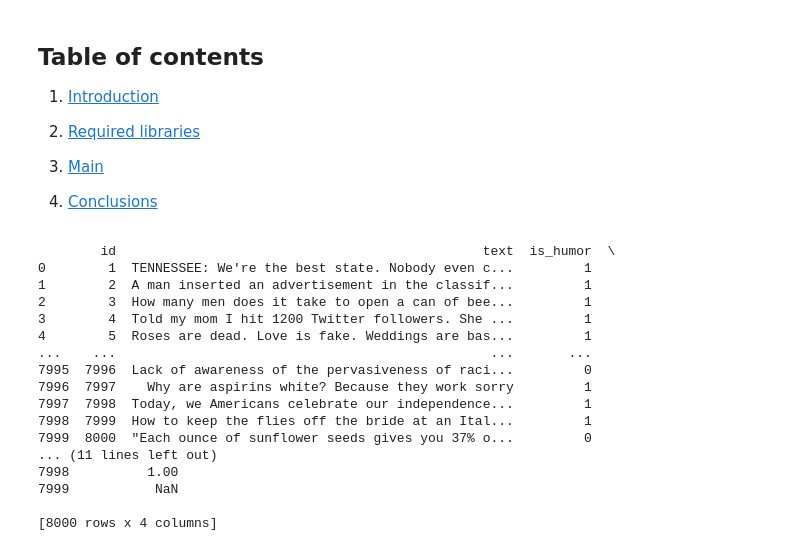
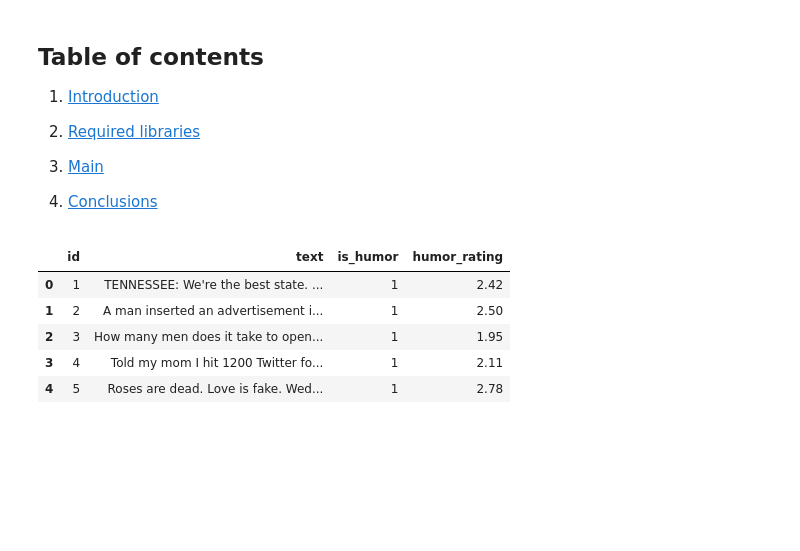
Before and after one commit to diogoabnunes/IART, a Jupyter notebook: TP2/TP2_G44.ipynb, the cells around one changed output. Saved outputs shown, nothing was run; the diff lists cells and outputs as text; code cells hidden in the pictures; blank space fills up the shorter version.

```diff
--- a/TP2/TP2_G44.ipynb
+++ b/TP2/TP2_G44.ipynb
@@ -23,24 +23,13 @@ import pandas as pd
 fields = ['id', 'is_humor', 'humor_rating', 'text']
 
 # Importing the test dataset
-dataset = pd.read_csv('datasets/hahackathon_train.csv', index_col=False, usecols=fields)['id', ]
-
-print(dataset)
+train_dataset = pd.read_csv('datasets/train.csv', usecols=fields, na_values=['NaN'])
-# %% [output]
-        id                                               text  is_humor  \
-0        1  TENNESSEE: We're the best state. Nobody even c...         1
-1        2  A man inserted an advertisement in the classif...         1
-2        3  How many men does it take to open a can of bee...         1
-3        4  Told my mom I hit 1200 Twitter followers. She ...         1
-4        5  Roses are dead. Love is fake. Weddings are bas...         1
-...    ...                                                ...       ...
-7995  7996  Lack of awareness of the pervasiveness of raci...         0
-7996  7997    Why are aspirins white? Because they work sorry         1
-7997  7998  Today, we Americans celebrate our independence...         1
-7998  7999  How to keep the flies off the bride at an Ital...         1
-7999  8000  "Each ounce of sunflower seeds gives you 37% o...         0
-... (11 lines left out)
-7998          1.00
-7999           NaN
-
-[8000 rows x 4 columns]
+# %%
+train_dataset.head()
+# %% [output]
+|  | id | text | is_humor | humor_rating |
+| 0 | 1 | TENNESSEE: We're the best state. ... | 1 | 2.42 |
+| 1 | 2 | A man inserted an advertisement i... | 1 | 2.50 |
+| 2 | 3 | How many men does it take to open... | 1 | 1.95 |
+| 3 | 4 | Told my mom I hit 1200 Twitter fo... | 1 | 2.11 |
+| 4 | 5 | Roses are dead. Love is fake. Wed... | 1 | 2.78 |
```
Also changed, not shown: parts of 6 cells of this notebook, 2 other files.
